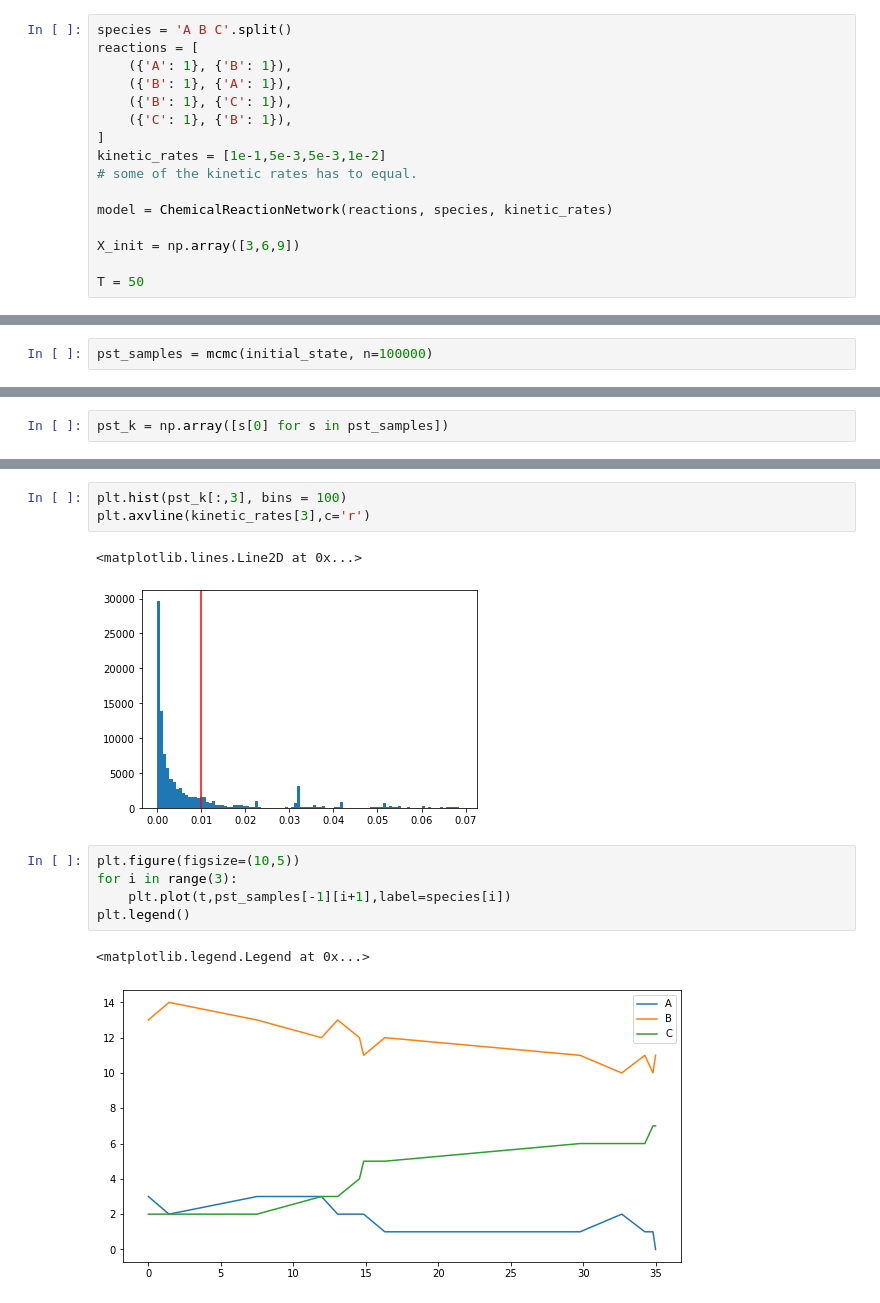
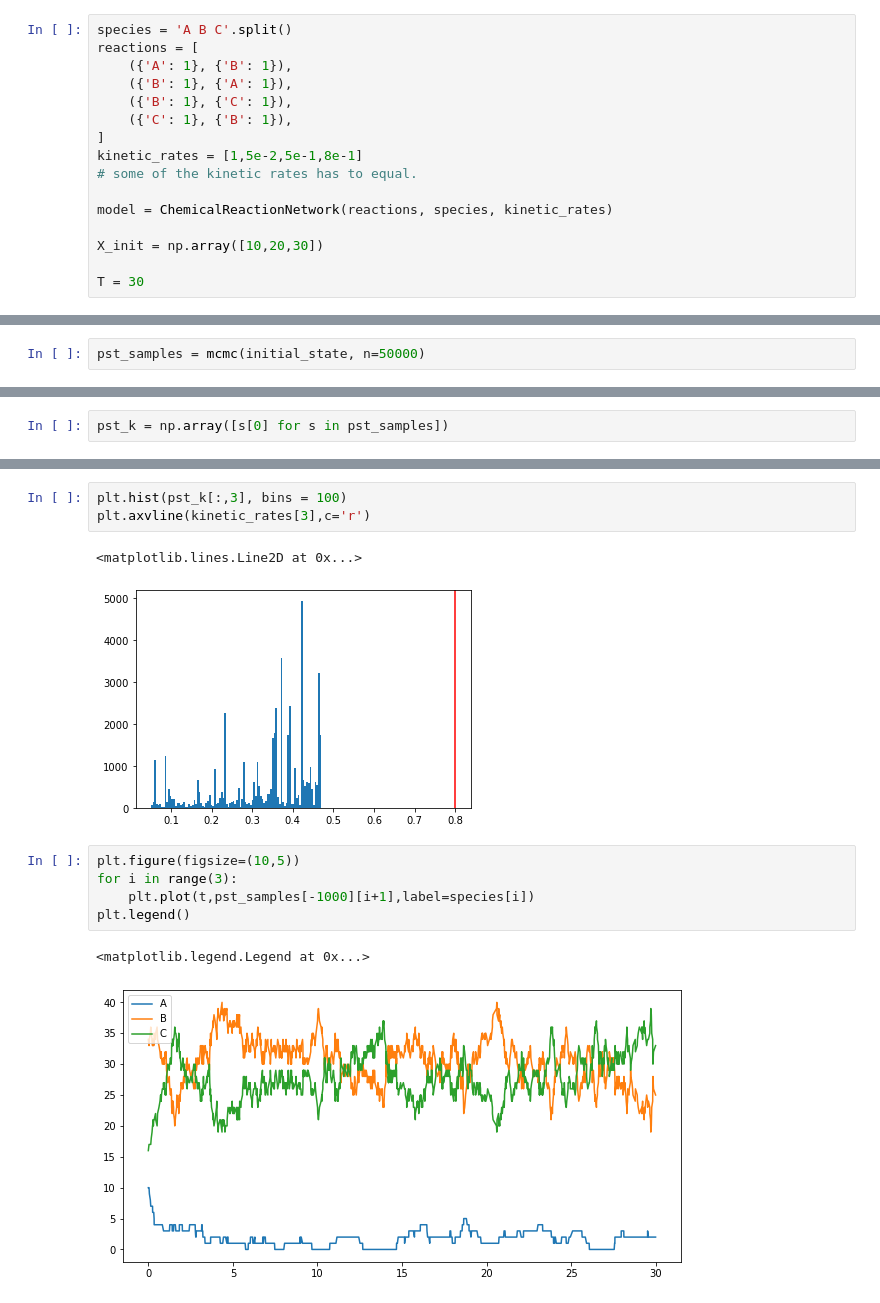
Before and after one commit to WangHaiYang874/ABC22, a Jupyter notebook: non-abc abc.ipynb, the cells around one changed output, grey strips where cells are left out. Saved outputs shown, nothing was run; the diff lists cells and outputs as text.

```diff
--- a/non-abc abc.ipynb
+++ b/non-abc abc.ipynb
@@ -16,14 +16,14 @@ reactions = [
     ({'B': 1}, {'C': 1}),
     ({'C': 1}, {'B': 1}),
 ]
-kinetic_rates = [1e-1,5e-3,5e-3,1e-2]
+kinetic_rates = [1,5e-2,5e-1,8e-1]
 # some of the kinetic rates has to equal.
 
 model = ChemicalReactionNetwork(reactions, species, kinetic_rates)
 
-X_init = np.array([3,6,9])
+X_init = np.array([10,20,30])
 
-T = 50
+T = 30
 # %%
 x,r,t = model.gilespie(X_init,T)
 plt.figure(figsize=(10,5))
@@ -219,5 +219,5 @@ def mcmc(initial_state, n):
     print('acceptance rate:', np.mean(if_accepted))
     return samples
 # %%
-pst_samples = mcmc(initial_state, n=100000)
+pst_samples = mcmc(initial_state, n=50000)
 # %% [output]
@@ -252,13 +252,13 @@ plt.hist(pst_k[:,3], bins = 100)
 plt.axvline(kinetic_rates[3],c='r')
 # %% [output]
 <matplotlib.lines.Line2D at 0x...>
-[figure, old version]
+[figure, new version]
 # %%
 plt.figure(figsize=(10,5))
 for i in range(3):
-    plt.plot(t,pst_samples[-1][i+1],label=species[i])
+    plt.plot(t,pst_samples[-1000][i+1],label=species[i])
 plt.legend()
 # %% [output]
 <matplotlib.legend.Legend at 0x...>
-[figure, old version]
+[figure, new version]
 # %%
```
Also changed, not shown: parts of 15 cells of this notebook, 2 other files.
